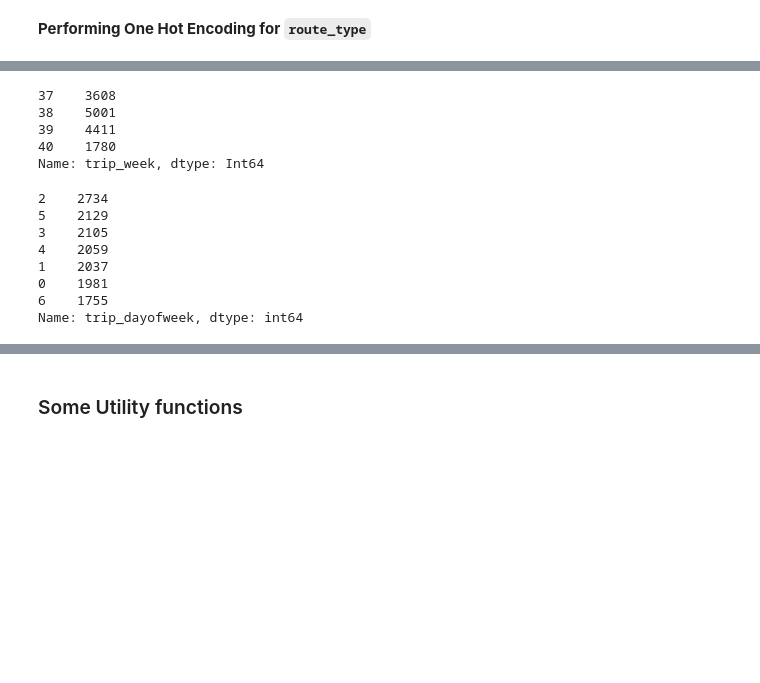
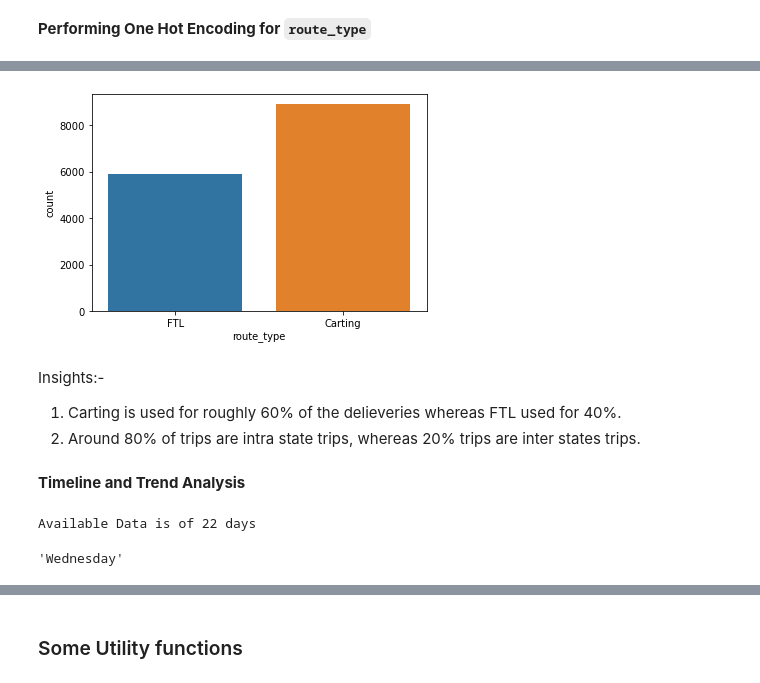
Before and after one commit to 9anubhavtyagi/delhivery_eda, a Jupyter notebook: delhivery_eda.ipynb, the cells around one changed output, grey strips where cells are left out. Cells and saved outputs as stored; diff of their text form; code cells hidden in the pictures; blank space fills up the shorter version.

```diff
--- a/delhivery_eda.ipynb
+++ b/delhivery_eda.ipynb
@@ -559,19 +502,23 @@ Name: trip_day, dtype: int64
-# %%
-trip["trip_week"].value_counts().sort_index()
-# %% [output]
-37    3608
-38    5001
-39    4411
-40    1780
-Name: trip_week, dtype: Int64
-# %%
-trip["trip_dayofweek"].value_counts()
-# %% [output]
-2    2734
-5    2129
-3    2105
-4    2059
-1    2037
-0    1981
-6    1755
-Name: trip_dayofweek, dtype: int64
+# %%
+sns.countplot(data = trip, x = "route_type")
+plt.show()
+# %% [output]
+[figure, added]
+# %% [markdown]
+Insights:-
+1. Carting is used for roughly 60% of the delieveries whereas FTL used for 40%.
+2. Around 80% of trips are intra state trips, whereas 20% trips are inter states trips.
+# %% [markdown]
+**Timeline and Trend Analysis**
+# %%
+first_date = trip["trip_creation_time"].min()
+last_date = trip["trip_creation_time"].max()
+
+num_days = (last_date - first_date).days +1
+print(f"Available Data is of {num_days} days")
+# %% [output]
+Available Data is of 22 days
+# %%
+first_date.day_name()
+# %% [output]
+'Wednesday'
```
Also changed, not shown: parts of 60 cells of this notebook, 1 other file.
